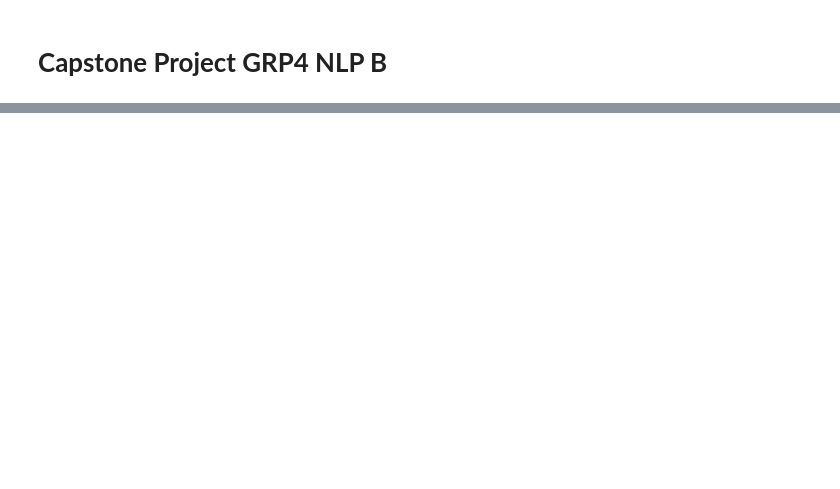
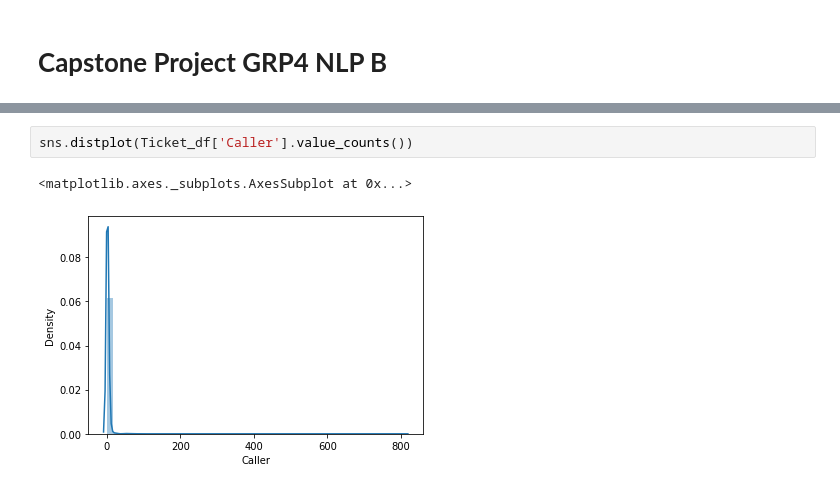
Before and after one commit to ABPande/AIML_CAPSTONE_NLP_B_GRP_4, a Jupyter notebook: Capstone Project.ipynb, the cells around one changed output, grey strips where cells are left out. Drawn from its saved outputs; the diff is of its cells as text; blank space fills up the shorter version.

```diff
--- a/Capstone Project.ipynb
+++ b/Capstone Project.ipynb
@@ -256,0 +99,5 @@ tData_filtered['Assignment group'].value_counts().plot(kind='bar', figsize=(20,1
+# %%
+sns.distplot(Ticket_df['Caller'].value_counts())
+# %% [output]
+<matplotlib.axes._subplots.AxesSubplot at 0x...>
+[figure, added]
```
Also changed, not shown: parts of 94 cells of this notebook.
